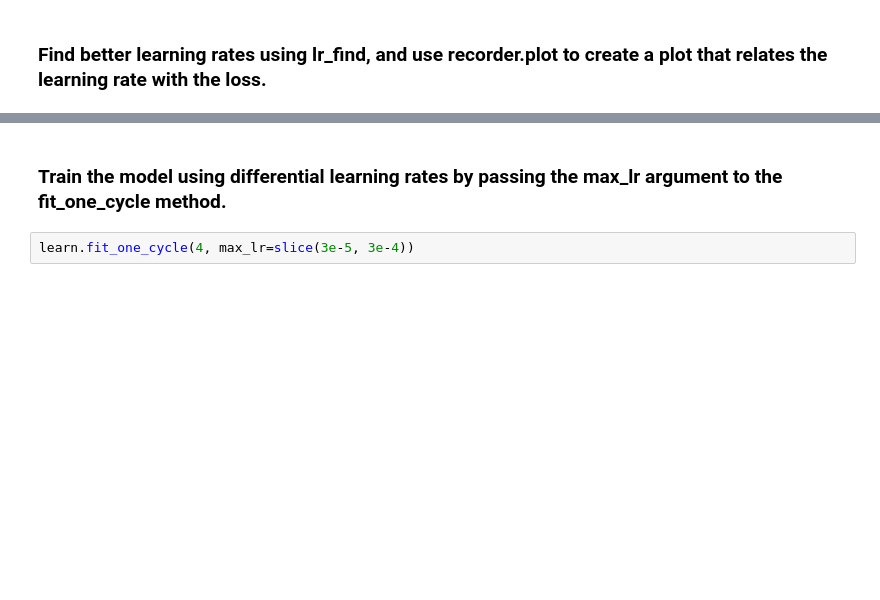
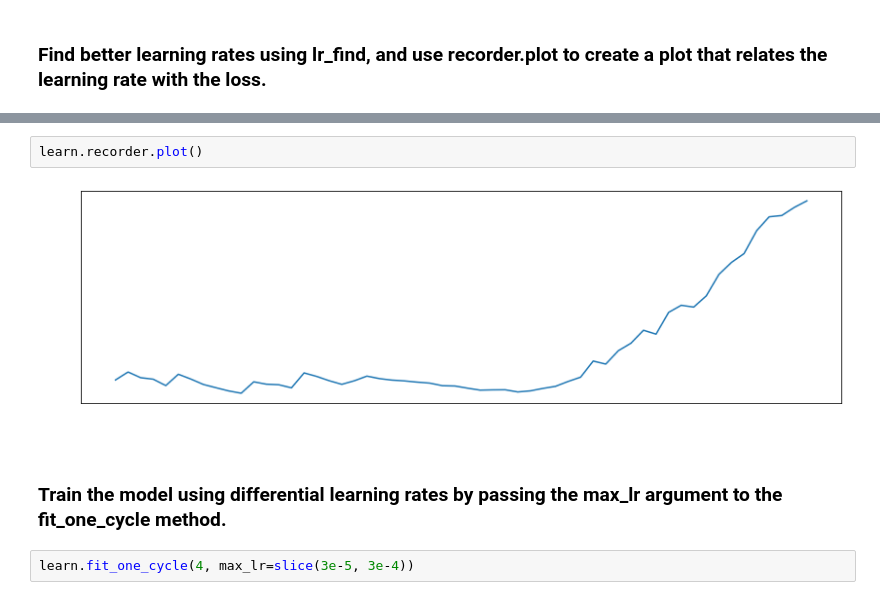
Before and after one commit to sean-mcclure/defect_classifier, a Jupyter notebook: notebooks/PCB_Defect_Extraction_and_Classification.ipynb, the cells around one changed output, grey strips where cells are left out. Drawn from its saved outputs; the diff is of its cells as text; blank space fills up the shorter version.

```diff
--- a/notebooks/PCB_Defect_Extraction_and_Classification.ipynb
+++ b/notebooks/PCB_Defect_Extraction_and_Classification.ipynb
@@ -322,4 +343,8 @@ learn.lr_find()
 LR Finder is complete, type {learner_name}.recorder.plot() to see the graph.
+# %%
+learn.recorder.plot()
+# %% [output]
+[figure, added]
 # %% [markdown]
 ### Train the model using differential learning rates by passing the max_lr argument to the fit_one_cycle method.
 # %%
```
Also changed, not shown: parts of 35 cells of this notebook, 13 other files.
